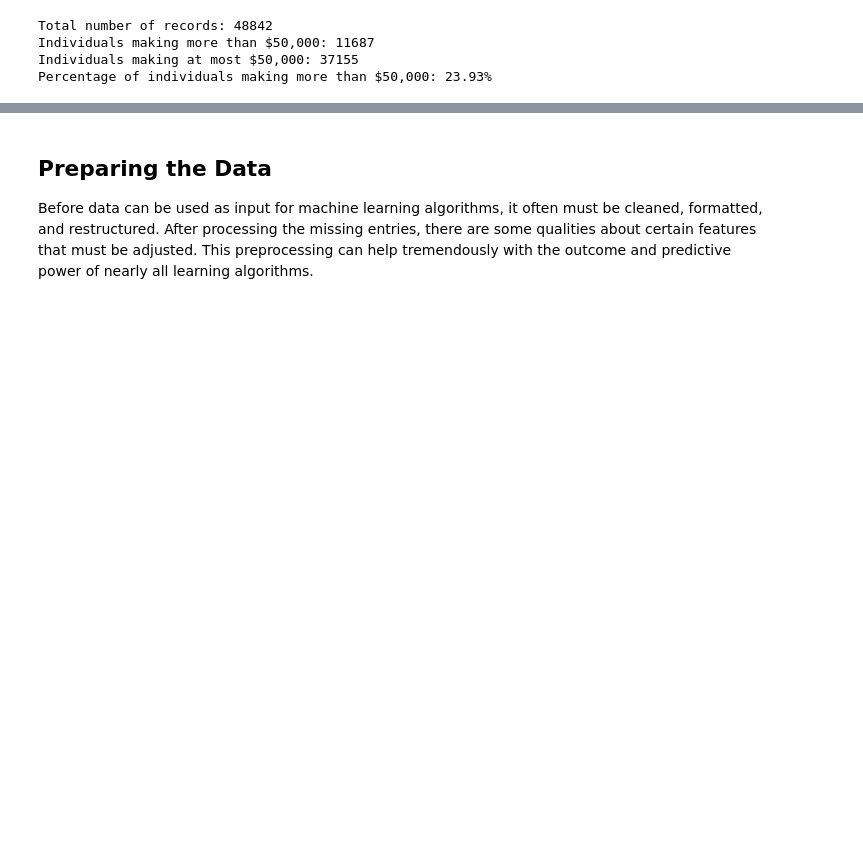
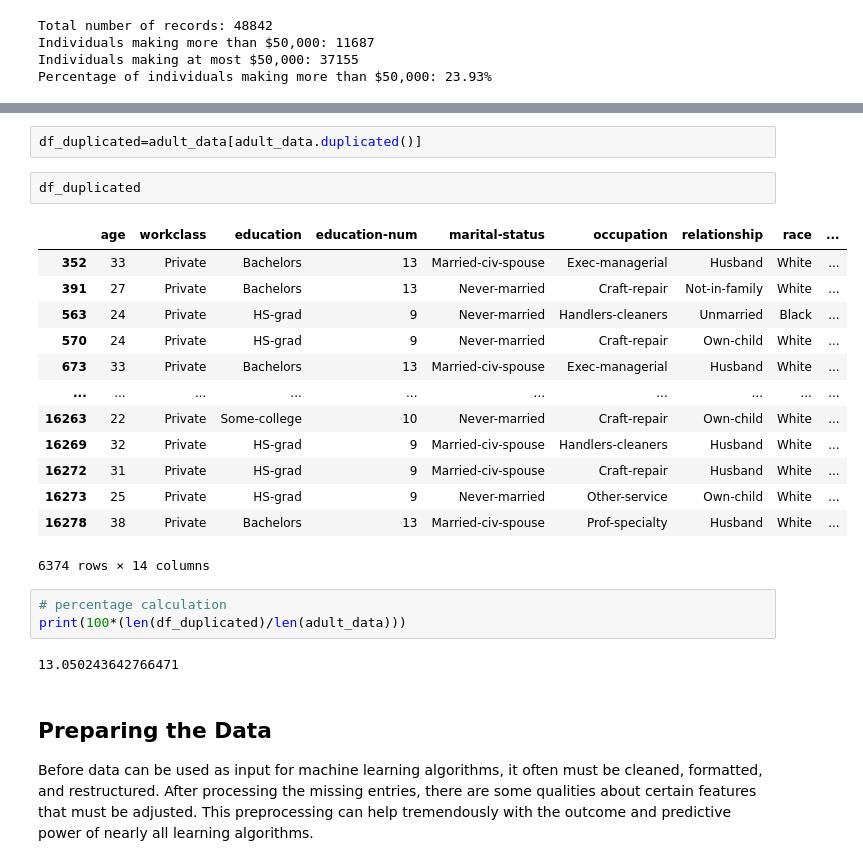
Before and after one commit to MiloudBi/adult_income, a Jupyter notebook: notebooks/TF.ipynb, the cells around one changed output, grey strips where cells are left out. Cells and saved outputs as stored; diff of their text form; blank space fills up the shorter version.

Commit message:
add dirty data

```diff
--- a/notebooks/TF.ipynb
+++ b/notebooks/TF.ipynb
@@ -393,3 +414,26 @@ Percentage of individuals making more than $50,000: 23.93%
+# %%
+df_duplicated=adult_data[adult_data.duplicated()]
+# %%
+df_duplicated
+# %% [output]
+|  | age | workclass | education | education-num | marital-status | occupation | relationship | race | ... |
+| 352 | 33 | Private | Bachelors | 13 | Married-civ-spouse | Exec-managerial | Husband | White | ... |
+| 391 | 27 | Private | Bachelors | 13 | Never-married | Craft-repair | Not-in-family | White | ... |
+| 563 | 24 | Private | HS-grad | 9 | Never-married | Handlers-cleaners | Unmarried | Black | ... |
+| 570 | 24 | Private | HS-grad | 9 | Never-married | Craft-repair | Own-child | White | ... |
+| 673 | 33 | Private | Bachelors | 13 | Married-civ-spouse | Exec-managerial | Husband | White | ... |
+| ... | ... | ... | ... | ... | ... | ... | ... | ... | ... |
+| 16263 | 22 | Private | Some-college | 10 | Never-married | Craft-repair | Own-child | White | ... |
+| 16269 | 32 | Private | HS-grad | 9 | Married-civ-spouse | Handlers-cleaners | Husband | White | ... |
+| 16272 | 31 | Private | HS-grad | 9 | Married-civ-spouse | Craft-repair | Husband | White | ... |
+| 16273 | 25 | Private | HS-grad | 9 | Never-married | Other-service | Own-child | White | ... |
+| 16278 | 38 | Private | Bachelors | 13 | Married-civ-spouse | Prof-specialty | Husband | White | ... |
+6374 rows × 14 columns
+# %%
+# percentage calculation
+print(100*(len(df_duplicated)/len(adult_data)))
+# %% [output]
+13.050243642766471
 # %% [markdown]
 ## Preparing the Data
 
```
Also changed, not shown: parts of 3 cells of this notebook, 1 other file.
